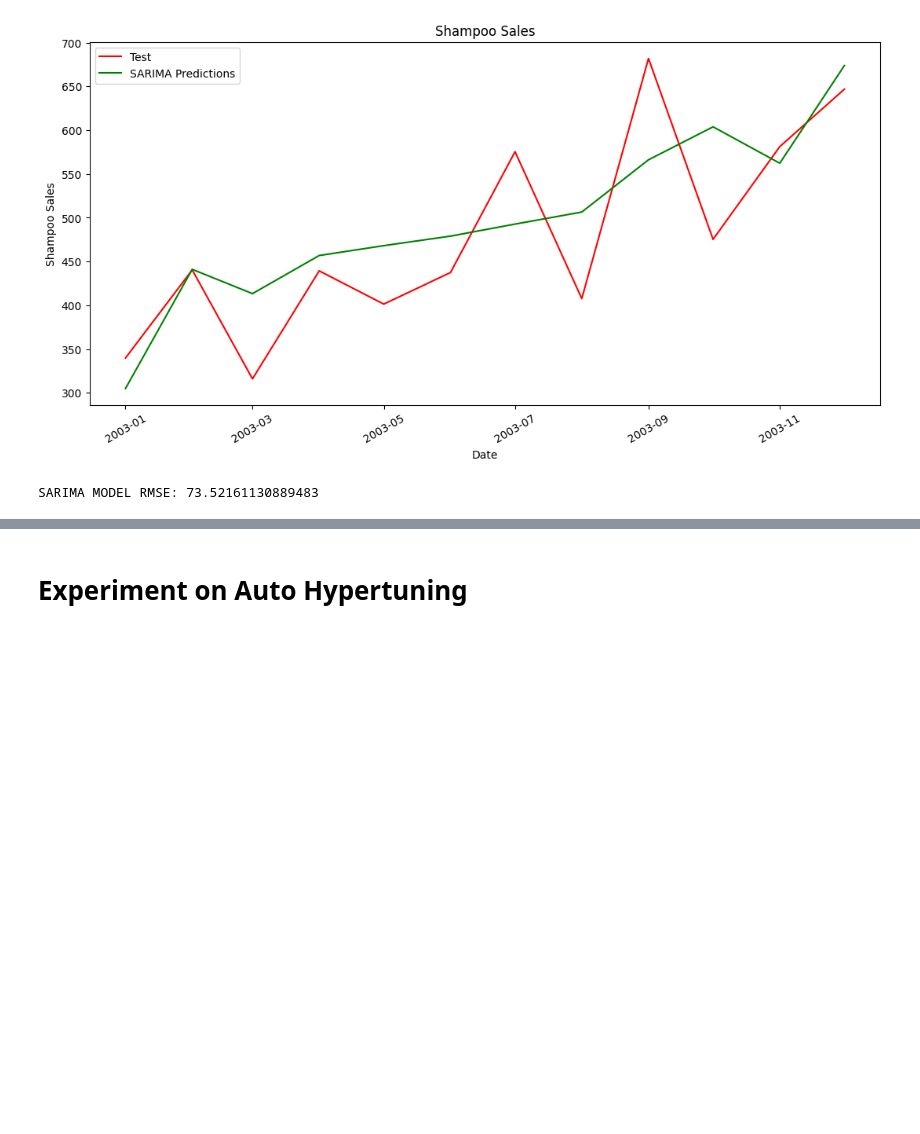
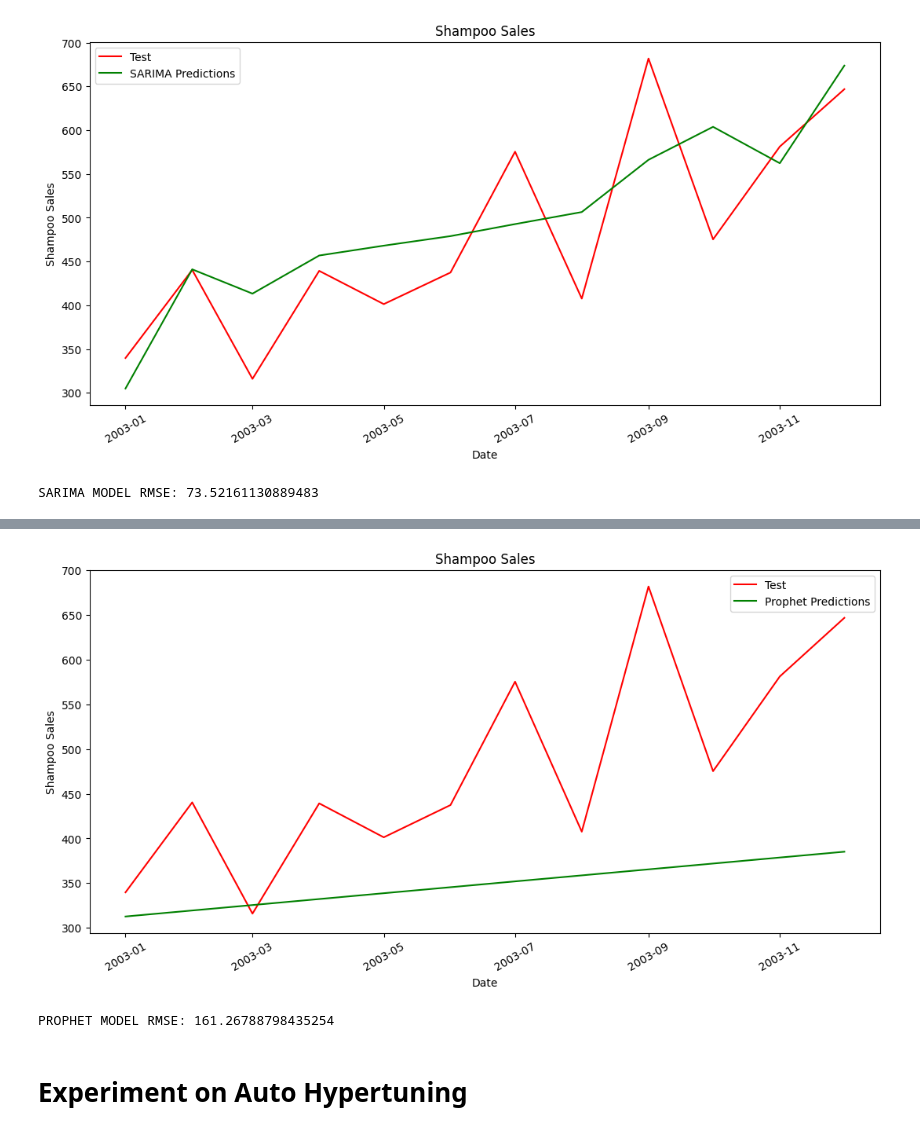
Before and after one commit to bluepsm/time-series-forecasting, a Jupyter notebook: time_series_forecasting.ipynb, the cells around one changed output, grey strips where cells are left out. Cells and saved outputs as stored; diff of their text form; code cells hidden in the pictures; blank space fills up the shorter version.

```diff
--- a/time_series_forecasting.ipynb
+++ b/time_series_forecasting.ipynb
@@ -598,0 +791,8 @@ SARIMA MODEL RMSE: 73.52161130889483
+# %%
+#@title Prepare Dataset for Prophet
+
+train_shampoo_prophet = train_shampoo.copy().reset_index()
+train_shampoo_prophet.columns = ['ds', 'y']
+
+train_shampoo_prophet.info()
+test_shampoo.info()
@@ -598,0 +818,5 @@ SARIMA MODEL RMSE: 73.52161130889483
+# %%
+#@title Building Model
+
+shampoo_prophet_model = Prophet()
+shampoo_prophet_model.fit(train_shampoo_prophet)
@@ -598,0 +838,11 @@ SARIMA MODEL RMSE: 73.52161130889483
+# %%
+#@title Make Future Prediction
+
+future_pred_shampoo_prophet = shampoo_prophet_model.make_future_dataframe(periods=12, freq='MS')
+pred_shampoo_prophet = shampoo_prophet_model.predict(future_pred_shampoo_prophet)
+
+pred_shampoo_prophet = pd.DataFrame({"Date" : pred_shampoo_prophet[-12:]['ds'], "Pred" : pred_shampoo_prophet[-12:]["yhat"]})
+pred_shampoo_prophet.set_index('Date', inplace=True)
+pred_shampoo_prophet.index.freq = 'MS'
+
+pred_shampoo_prophet
@@ -599,3 +864,24 @@ SARIMA MODEL RMSE: 73.52161130889483
+# %%
+#@title Plotting Graph
+
+plt.figure(figsize=(13, 6))
+plt.plot(test_shampoo, color='red')
+plt.plot(pred_shampoo_prophet, color='green')
+plt.legend(['Test', 'Prophet Predictions'])
+plt.xlabel('Date')
+plt.ylabel('Shampoo Sales')
+plt.xticks(rotation=30)
+plt.title('Shampoo Sales')
+plt.show()
+# %% [output]
+[figure, added]
+# %%
+#@title Evaluate
+
+shampoo_prophet_rmse = np.sqrt(mean_squared_error(test_shampoo['Sales of shampoo over a three year period'], pred_shampoo_prophet['Pred']))
+print('PROPHET MODEL RMSE:', shampoo_prophet_rmse)
+# %% [output]
+PROPHET MODEL RMSE: 161.26788798435254
 # %% [markdown]
 # Experiment on Auto Hypertuning
 # %% [markdown]
```
Also changed, not shown: parts of 17 cells of this notebook.
